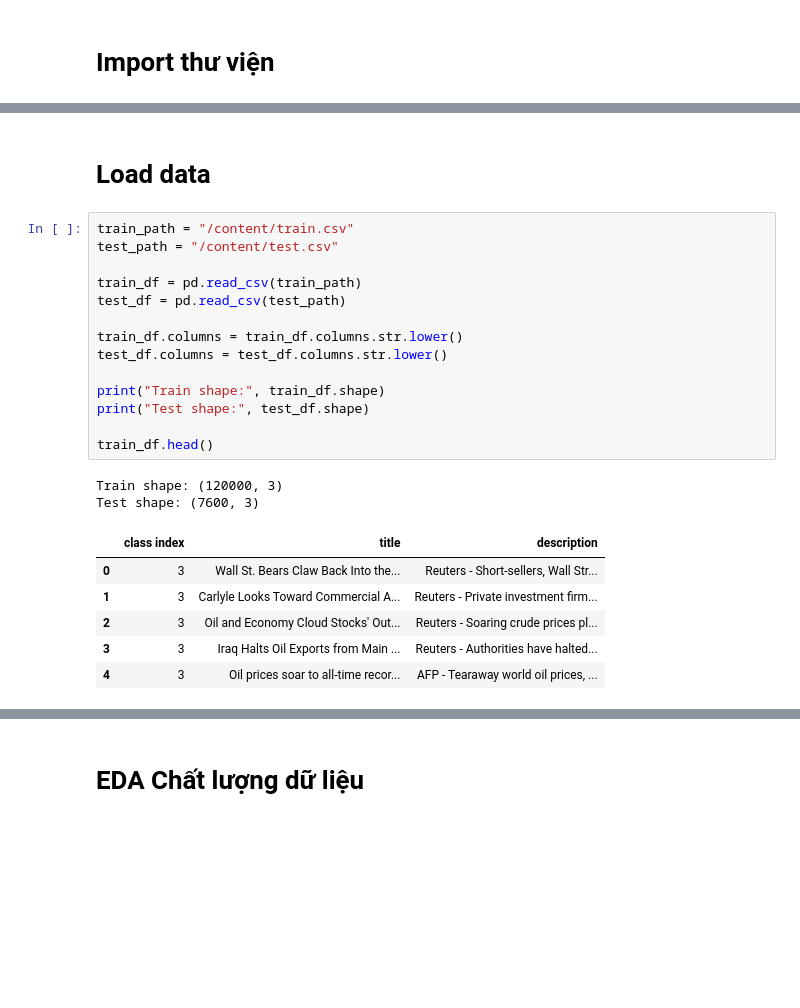
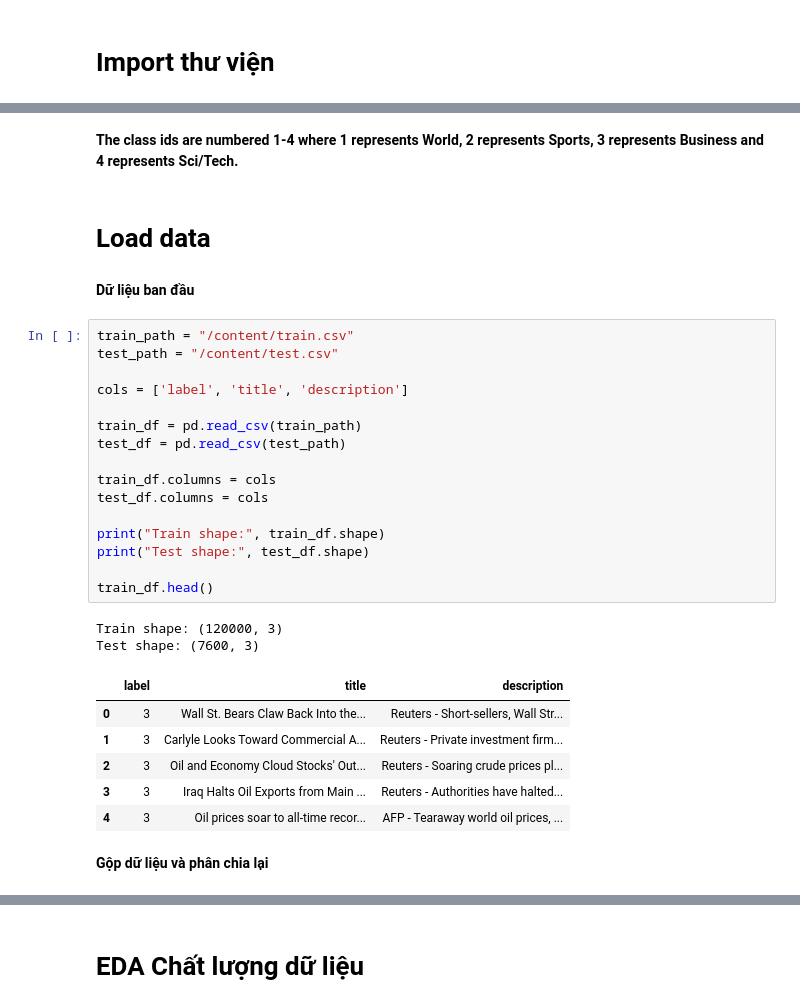
Before and after one commit to ThDat-AI/CS114, a Jupyter notebook: Notebooks/Phase_1/EDA.ipynb, the cells around one changed output, grey strips where cells are left out. Cells and saved outputs as stored; diff of their text form; blank space fills up the shorter version.

```diff
--- a/Notebooks/Phase_1/EDA.ipynb
+++ b/Notebooks/Phase_1/EDA.ipynb
@@ -20,25 +59,33 @@ plt.rcParams["figure.figsize"] = (8,5)
+# %% [markdown]
+**The class ids are numbered 1-4 where 1 represents World, 2 represents Sports, 3 represents Business and 4 represents Sci/Tech.**
 # %% [markdown]
 # Load data
+# %% [markdown]
+**Dữ liệu ban đầu**
 # %%
 train_path = "/content/train.csv"
 test_path = "/content/test.csv"
 
+cols = ['label', 'title', 'description']
+
 train_df = pd.read_csv(train_path)
 test_df = pd.read_csv(test_path)
 
-train_df.columns = train_df.columns.str.lower()
-test_df.columns = test_df.columns.str.lower()
+train_df.columns = cols
+test_df.columns = cols
 
 print("Train shape:", train_df.shape)
 print("Test shape:", test_df.shape)
 
 train_df.head()
 # %% [output]
 Train shape: (120000, 3)
 Test shape: (7600, 3)
-|  | class index | title | description |
+|  | label | title | description |
 | 0 | 3 | Wall St. Bears Claw Back Into the... | Reuters - Short-sellers, Wall Str... |
 | 1 | 3 | Carlyle Looks Toward Commercial A... | Reuters - Private investment firm... |
 | 2 | 3 | Oil and Economy Cloud Stocks' Out... | Reuters - Soaring crude prices pl... |
 | 3 | 3 | Iraq Halts Oil Exports from Main ... | Reuters - Authorities have halted... |
 | 4 | 3 | Oil prices soar to all-time recor... | AFP - Tearaway world oil prices, ... |
+# %% [markdown]
+**Gộp dữ liệu và phân chia lại**
```
Also changed, not shown: parts of 44 cells of this notebook, 2 other files.
